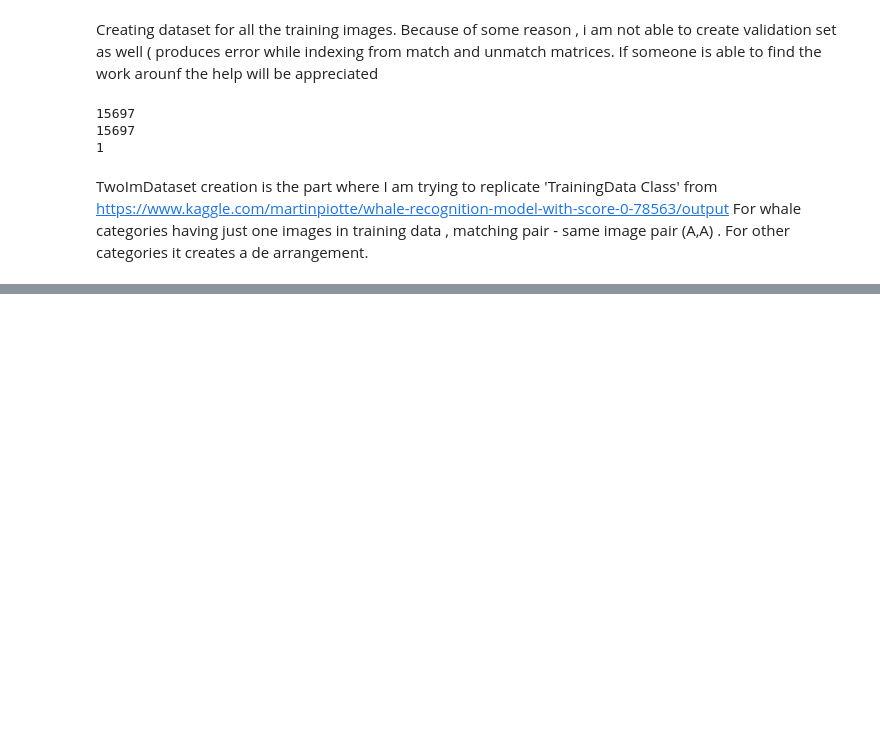
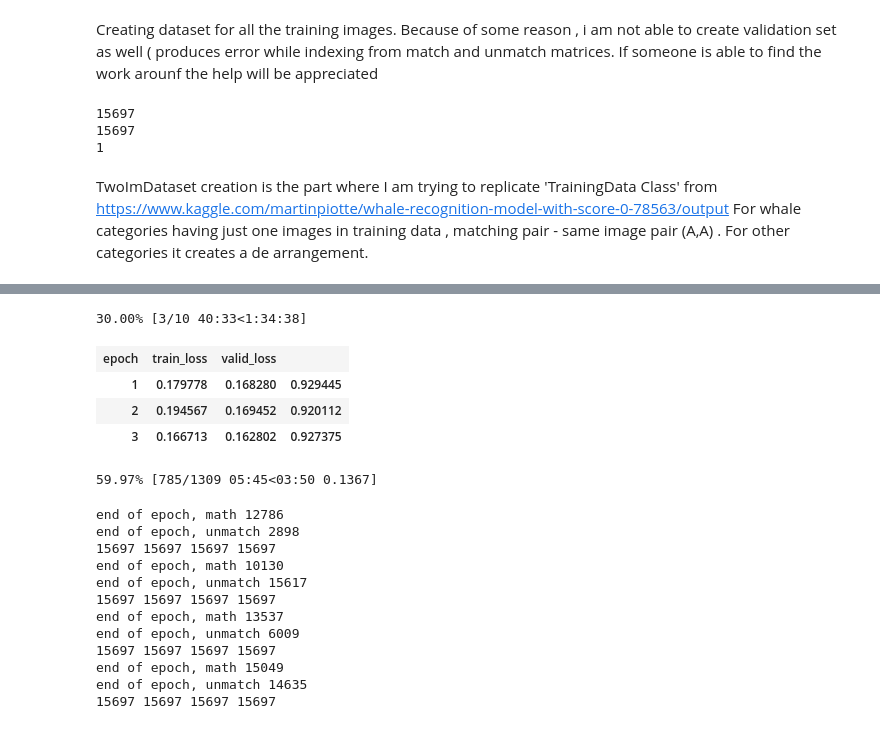
Before and after one commit to benwu232/humpback, a Jupyter notebook: siamese_martin.ipynb, the cells around one changed output, grey strips where cells are left out. Drawn from its saved outputs; the diff is of its cells as text; code cells hidden in the pictures; blank space fills up the shorter version.

```diff
--- a/siamese_martin.ipynb
+++ b/siamese_martin.ipynb
@@ -426,7 +523,27 @@ learn.fit_one_cycle(4 , 1e-4)
 # %%
 learn.unfreeze()
 # %%
-max_lr = 1e-4
+max_lr = 3e-4
 lrs = [max_lr/100, max_lr/10, max_lr]
 # %%
-learn.fit_one_cycle(10, lrs)
+learn.fit_one_cycle(10, lrs, callbacks=cbs)
+learn.save(f'{name}-stage2_unfz')
+# %% [output]
+30.00% [3/10 40:33<1:34:38]
+| epoch | train_loss | valid_loss |  |
+| 1 | 0.179778 | 0.168280 | 0.929445 |
+| 2 | 0.194567 | 0.169452 | 0.920112 |
+| 3 | 0.166713 | 0.162802 | 0.927375 |
+59.97% [785/1309 05:45<03:50 0.1367]
+end of epoch, math 12786
+end of epoch, unmatch 2898
+15697 15697 15697 15697
+end of epoch, math 10130
+end of epoch, unmatch 15617
+15697 15697 15697 15697
+end of epoch, math 13537
+end of epoch, unmatch 6009
+15697 15697 15697 15697
+end of epoch, math 15049
+end of epoch, unmatch 14635
+15697 15697 15697 15697
```
Also changed, not shown: parts of 45 cells of this notebook.
